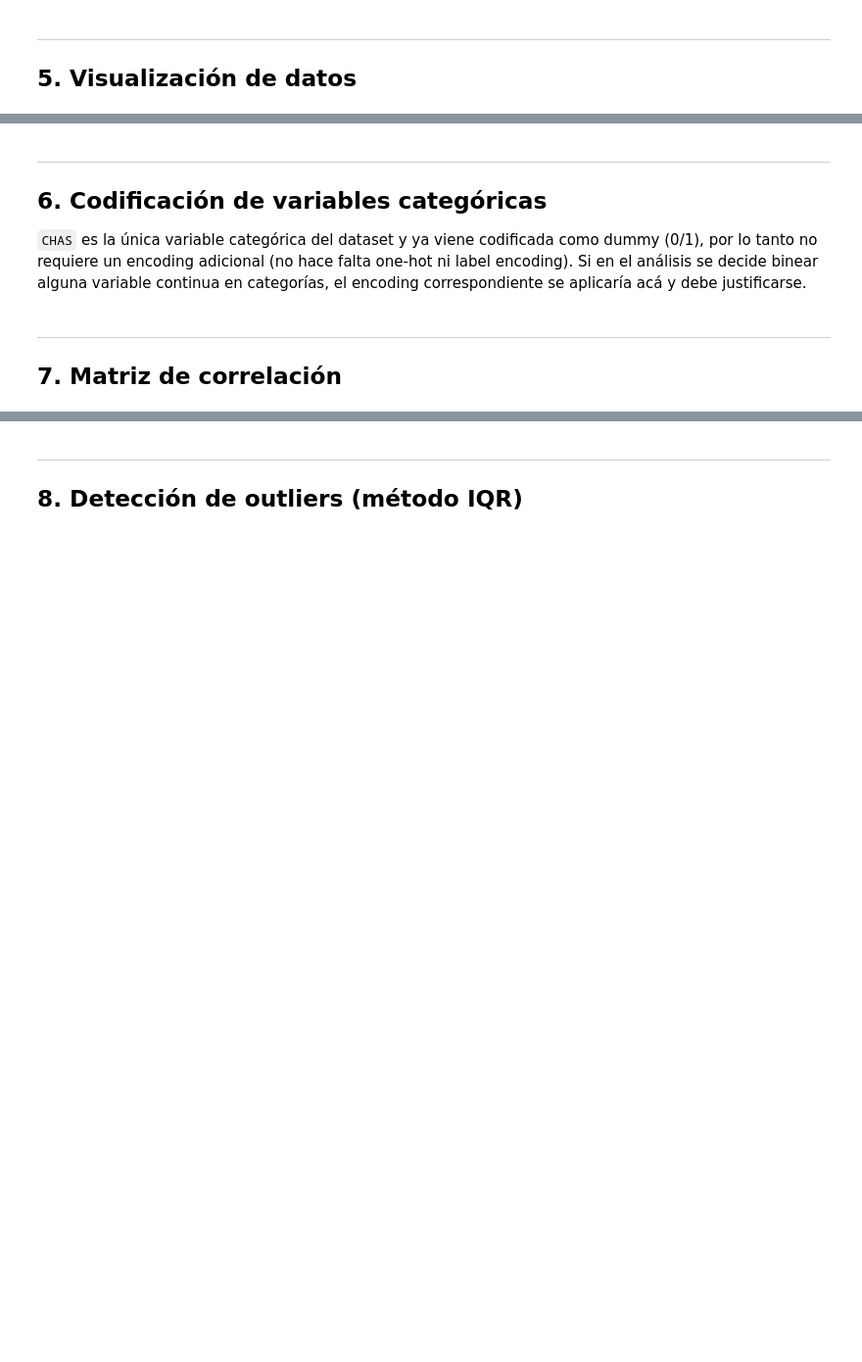
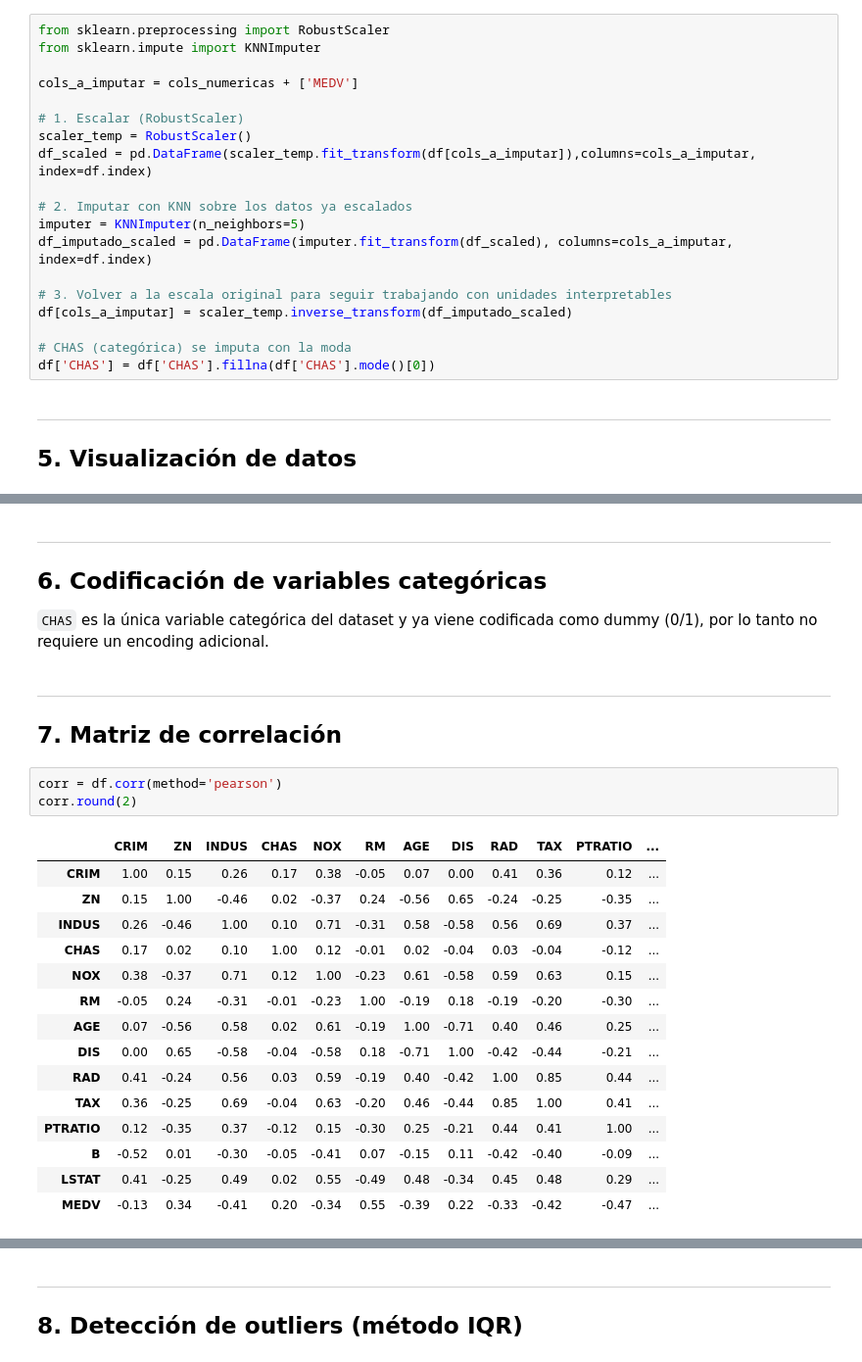
Before and after one commit to fabriziopaladini/TP_AA1_Aguirre_Gambande_Paladini, a Jupyter notebook: TP-regresion-AA1.ipynb, the cells around one changed output, grey strips where cells are left out. Shown at 98% size. Cells and saved outputs as stored; diff of their text form; blank space fills up the shorter version.

```diff
--- a/TP-regresion-AA1.ipynb
+++ b/TP-regresion-AA1.ipynb
@@ -121,3 +297,22 @@ print('Nulos restantes:', df.isnull().sum().sum())
+# %%
+from sklearn.preprocessing import RobustScaler
+from sklearn.impute import KNNImputer
+
+cols_a_imputar = cols_numericas + ['MEDV']
+
+# 1. Escalar (RobustScaler)
+scaler_temp = RobustScaler()
+df_scaled = pd.DataFrame(scaler_temp.fit_transform(df[cols_a_imputar]),columns=cols_a_imputar, index=df.index)
+
+# 2. Imputar con KNN sobre los datos ya escalados
+imputer = KNNImputer(n_neighbors=5)
+df_imputado_scaled = pd.DataFrame(imputer.fit_transform(df_scaled), columns=cols_a_imputar, index=df.index)
+
+# 3. Volver a la escala original para seguir trabajando con unidades interpretables
+df[cols_a_imputar] = scaler_temp.inverse_transform(df_imputado_scaled)
+
+# CHAS (categórica) se imputa con la moda
+df['CHAS'] = df['CHAS'].fillna(df['CHAS'].mode()[0])
 # %% [markdown]
 ---
 ## 5. Visualización de datos
@@ -189,10 +425,27 @@ y cuáles no parecen aportar mucha información a simple vista.
 ## 6. Codificación de variables categóricas
 
 `CHAS` es la única variable categórica del dataset y ya viene codificada como dummy (0/1),
-por lo tanto no requiere un encoding adicional (no hace falta one-hot ni label encoding).
-Si en el análisis se decide binear alguna variable continua en categorías, el encoding
-correspondiente se aplicaría acá y debe justificarse.
+por lo tanto no requiere un encoding adicional.
 # %% [markdown]
 ---
 ## 7. Matriz de correlación
+# %%
+corr = df.corr(method='pearson')
+corr.round(2)
+# %% [output]
+|  | CRIM | ZN | INDUS | CHAS | NOX | RM | AGE | DIS | RAD | TAX | PTRATIO | ... |
+| CRIM | 1.00 | 0.15 | 0.26 | 0.17 | 0.38 | -0.05 | 0.07 | 0.00 | 0.41 | 0.36 | 0.12 | ... |
+| ZN | 0.15 | 1.00 | -0.46 | 0.02 | -0.37 | 0.24 | -0.56 | 0.65 | -0.24 | -0.25 | -0.35 | ... |
+| INDUS | 0.26 | -0.46 | 1.00 | 0.10 | 0.71 | -0.31 | 0.58 | -0.58 | 0.56 | 0.69 | 0.37 | ... |
+| CHAS | 0.17 | 0.02 | 0.10 | 1.00 | 0.12 | -0.01 | 0.02 | -0.04 | 0.03 | -0.04 | -0.12 | ... |
+| NOX | 0.38 | -0.37 | 0.71 | 0.12 | 1.00 | -0.23 | 0.61 | -0.58 | 0.59 | 0.63 | 0.15 | ... |
+| RM | -0.05 | 0.24 | -0.31 | -0.01 | -0.23 | 1.00 | -0.19 | 0.18 | -0.19 | -0.20 | -0.30 | ... |
+| AGE | 0.07 | -0.56 | 0.58 | 0.02 | 0.61 | -0.19 | 1.00 | -0.71 | 0.40 | 0.46 | 0.25 | ... |
+| DIS | 0.00 | 0.65 | -0.58 | -0.04 | -0.58 | 0.18 | -0.71 | 1.00 | -0.42 | -0.44 | -0.21 | ... |
+| RAD | 0.41 | -0.24 | 0.56 | 0.03 | 0.59 | -0.19 | 0.40 | -0.42 | 1.00 | 0.85 | 0.44 | ... |
+| TAX | 0.36 | -0.25 | 0.69 | -0.04 | 0.63 | -0.20 | 0.46 | -0.44 | 0.85 | 1.00 | 0.41 | ... |
+| PTRATIO | 0.12 | -0.35 | 0.37 | -0.12 | 0.15 | -0.30 | 0.25 | -0.21 | 0.44 | 0.41 | 1.00 | ... |
+| B | -0.52 | 0.01 | -0.30 | -0.05 | -0.41 | 0.07 | -0.15 | 0.11 | -0.42 | -0.40 | -0.09 | ... |
+| LSTAT | 0.41 | -0.25 | 0.49 | 0.02 | 0.55 | -0.49 | 0.48 | -0.34 | 0.45 | 0.48 | 0.29 | ... |
+| MEDV | -0.13 | 0.34 | -0.41 | 0.20 | -0.34 | 0.55 | -0.39 | 0.22 | -0.33 | -0.42 | -0.47 | ... |
 # %%
```
Also changed, not shown: parts of 57 cells of this notebook, 1 other file.
